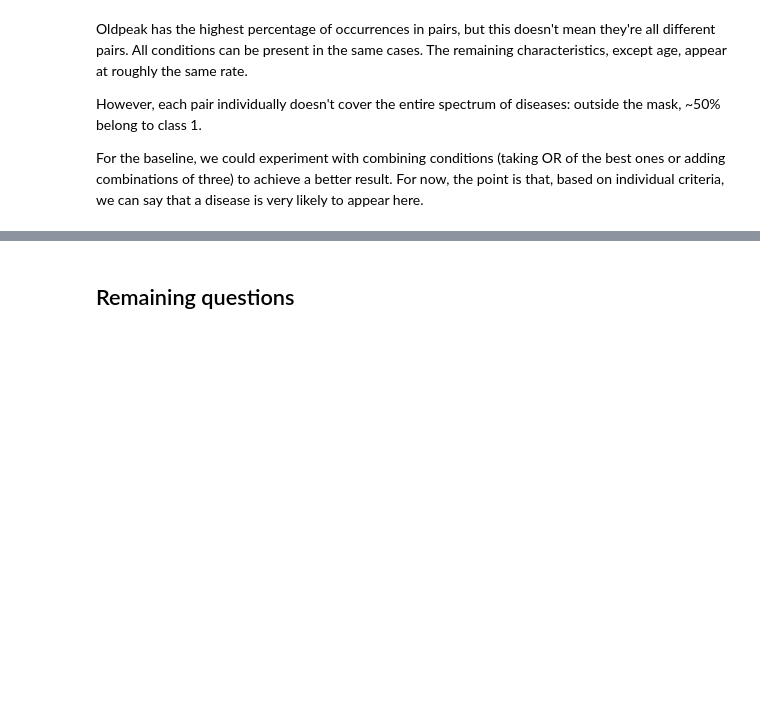
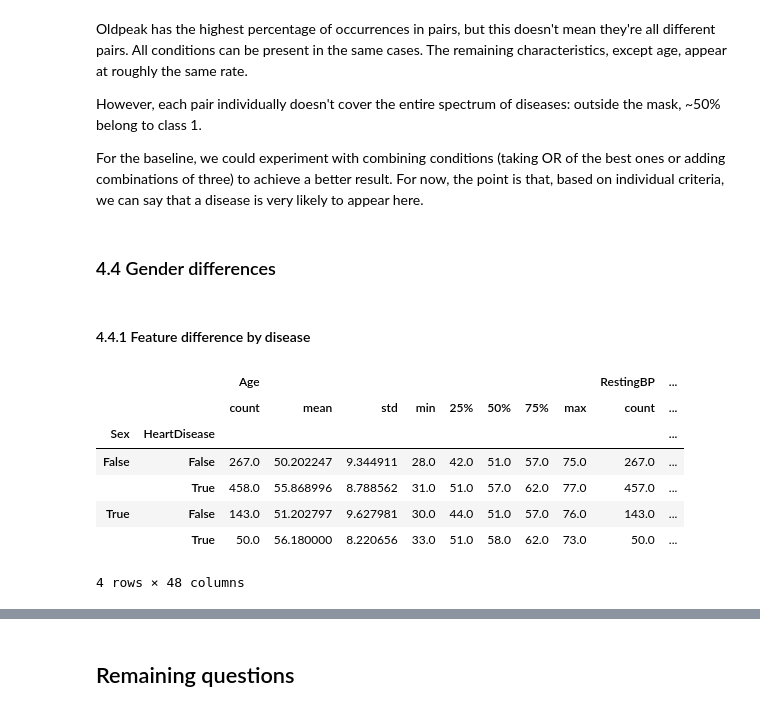
Before and after one commit to Lymuthien/heart_failure, a Jupyter notebook: notebooks/1.0-eda.ipynb, the cells around one changed output, grey strips where cells are left out. Cells and saved outputs as stored; diff of their text form; code cells hidden in the pictures; blank space fills up the shorter version.

```diff
--- a/notebooks/1.0-eda.ipynb
+++ b/notebooks/1.0-eda.ipynb
@@ -384,3 +377,20 @@ Oldpeak has the highest percentage of occurrences in pairs, but this doesn't mea
 However, each pair individually doesn't cover the entire spectrum of diseases: outside the mask, ~50% belong to class 1.
 
 For the baseline, we could experiment with combining conditions (taking OR of the best ones or adding combinations of three) to achieve a better result. For now, the point is that, based on individual criteria, we can say that a disease is very likely to appear here.
+# %% [markdown]
+### 4.4 Gender differences
+# %% [markdown]
+#### 4.4.1 Feature difference by disease
+# %%
+f_mask = df[SEX] == "F"
+hd_mask = df[HEART_DISEASE] == 1
+df.groupby([f_mask, hd_mask]).describe()
+# %% [output]
+|  |  | Age |  |  |  |  |  |  |  | RestingBP | ... |
+|  |  | count | mean | std | min | 25% | 50% | 75% | max | count | ... |
+| Sex | HeartDisease |  |  |  |  |  |  |  |  |  | ... |
+| False | False | 267.0 | 50.202247 | 9.344911 | 28.0 | 42.0 | 51.0 | 57.0 | 75.0 | 267.0 | ... |
+|  | True | 458.0 | 55.868996 | 8.788562 | 31.0 | 51.0 | 57.0 | 62.0 | 77.0 | 457.0 | ... |
+| True | False | 143.0 | 51.202797 | 9.627981 | 30.0 | 44.0 | 51.0 | 57.0 | 76.0 | 143.0 | ... |
+|  | True | 50.0 | 56.180000 | 8.220656 | 33.0 | 51.0 | 58.0 | 62.0 | 73.0 | 50.0 | ... |
+4 rows × 48 columns
```
Also changed, not shown: parts of 18 cells of this notebook, 1 other file.
